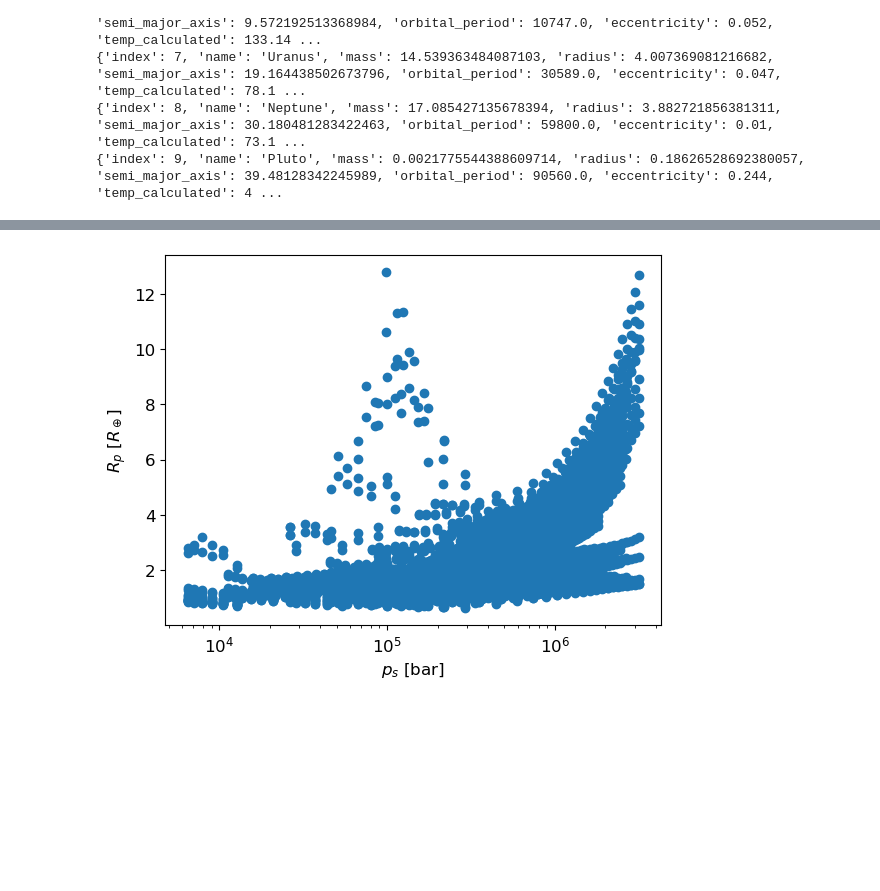
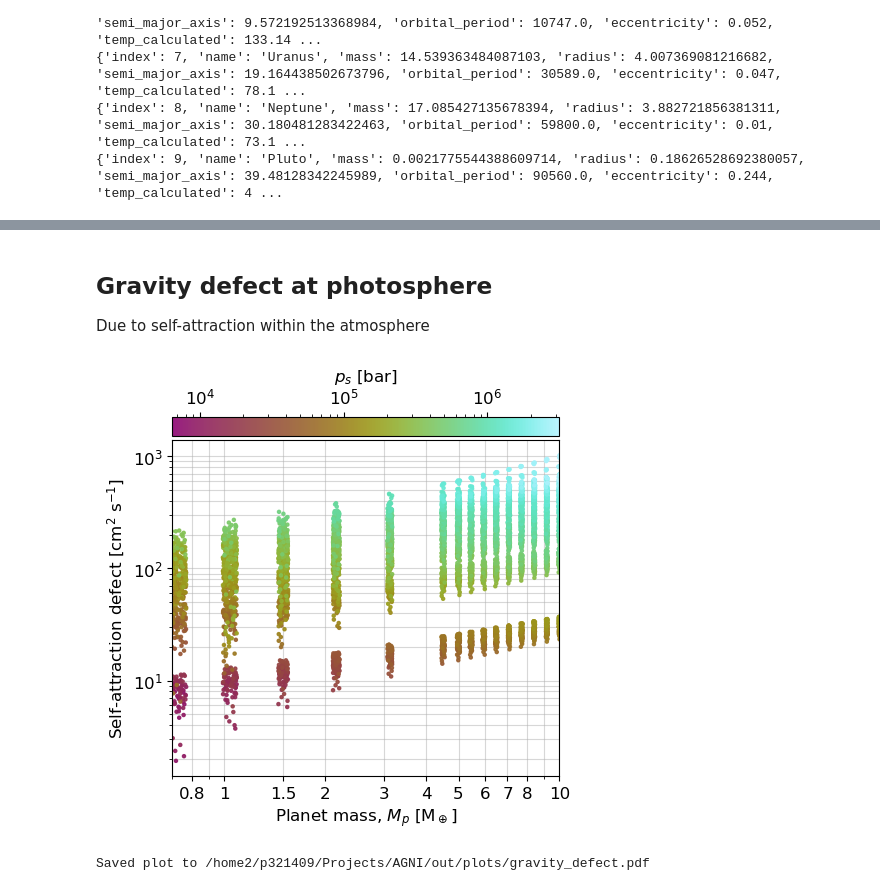
Before and after one commit to nichollsh/AGNI, a Jupyter notebook: misc/utilities/grid_plot.ipynb, the cells around one changed output, grey strips where cells are left out. Saved outputs shown, nothing was run; the diff lists cells and outputs as text; code cells hidden in the pictures; blank space fills up the shorter version.

Commit message:
Plots

```diff
--- a/misc/utilities/grid_plot.ipynb
+++ b/misc/utilities/grid_plot.ipynb
@@ -28,5 +27,15 @@ data_dir = "/home2/p321409/Projects/thesis_pipeline/data/"
 # %matplotlib widget
 # %config InlineBackend.figure_format = 'retina'
+# %%
+# data_dir = "/home/n/nichollsh/thesis_pipeline/data/"
+data_dir = "/home2/p321409/Projects/thesis_pipeline/data/"
+
+output_dir = os.path.abspath("../../out/")
+
+plots_dir = os.path.join(output_dir,"plots")
+if os.path.isdir(plots_dir):
+    os.rmdir(plots_dir)
+os.mkdir(plots_dir)
 # %%
 # Zeng MR curves (key = iron mass fraction)
 zeng = {}
@@ -124,7 +133,7 @@ units = {
     # input vars
     "frac_core"     : [1.0,       False  ,"Core mass fraction"],
     "frac_atm"      : [1.0,       False  ,"Atm. mass fraction"],
-    "mass_tot"      : [1.0,       False  ,r"Total mass [$M_\oplus$]"],
+    "mass_tot"      : [1.0,       True  ,r"Planet mass [$M_\oplus$]"],
     "instellation"  : [1.0,       True   ,r"Instellation [$S_\oplus$]"],
     "metal_C"       : [1.0,       True   ,"C/H mol"],
     "metal_S"       : [1.0,       True   ,"S/H mol"],
@@ -137,7 +146,7 @@ units = {
     "μ_surf"        : [1e3,       False  ,r"$\mu_s$ [g/mol]"],
     "g_surf"        : [1,         False  ,r"$g_s$ [m$^2$/s]"],
 
-    "r_phot"        : [1/R_earth, False  ,r"$R_p$ [$R_\oplus$]"],
+    "r_phot"        : [1/R_earth, True  ,r"$R_p$ [$R_\oplus$]"],
     "μ_phot"        : [1e3,       False  ,r"$\mu_p$ [g/mol]"],
     "t_phot"        : [1,         False  ,r"$T_p$ [K]"],
     "g_phot"        : [1,         False  ,r"$g_p$ [m$^2$/s]"],
@@ -305,3 +315,6 @@ exo_colors = [mpl.colormaps.get_cmap('rainbow')(x) for x in np.linspace(0,1,len(
+# %%
+mass_ticks = [0.8, 1.0, 1.5, 2.0, 3.0, 4.0, 5.0, 6.0, 7, 8.0, 10.0]
+radius_ticks = [0.8, 1.0, 1.2, 1.5, 1.8, 2.0, 2.5, 3.0, 3.5, 4.0, 5.0, 6.0, 7.0]
 # %%
 id = 0
 
@@ -555,20 +611,49 @@ Saved plot to ../../out/mass_radius_3.pdf
+# %% [markdown]
+## Gravity defect at photosphere
+Due to self-attraction within the atmosphere
 # %%
-fig, ax = plt.subplots(1,1)
+fig, ax = plt.subplots(1,1, figsize=(5,5))
 
-xkey = "p_surf"
-ykey = "r_phot"
+xkey = "mass_tot"
+xlbl = "Surface pressure, "+units[xkey][2]
 
-x = data[xkey].iloc[:] * units[xkey][0]
-y = data[ykey].iloc[:] * units[ykey][0]
-ax.scatter(x,y)
+zkey = "p_surf"
 
-ax.set_xlabel(units[xkey][2])
-if units[xkey][1]:
-    ax.set_xscale("log")
-ax.set_ylabel(units[ykey][2])
-if units[ykey][1]:
-    ax.set_yscale("log")
+# successful runs
+df = data[data["succ"] > 0.5]
 
+# surface gravity
+gs = Gconst * df["mass_tot"] * M_earth * (1-df["frac_atm"]) / np.array(df["r_surf"])**2
+
+# expected photosphere gravity
+gp = gs * (df["r_surf"]/df["r_phot"])**2
+
+c = df[zkey].iloc[:] * units[zkey][0]
+x = df[xkey].iloc[:] * units[xkey][0]
+x += (np.random.rand(len(x))-0.5)*0.1
+y = 100*(df["g_phot"].iloc[:] * units["g_phot"][0] - gp)
+sm = ax.scatter(x,y, c=c, s=5, alpha=0.9, zorder=2, cmap=hawaii, rasterized=True, norm='log')
+
+ax.set_xlabel(r"Planet mass, $M_p$ [M$_\oplus$]")
+ax.set_xscale("log")
+ax.xaxis.set_major_formatter(mpl.ticker.FormatStrFormatter("%g"))
+ax.xaxis.set_ticks(mass_ticks)
+ax.set_xlim(0.7, 10)
+
+ax.set_ylabel(r"Self-attraction defect [cm$^2$ s$^{-1}$]")
+ax.set_yscale("log")
+
+cbtk = np.unique(z)
+cb = fig.colorbar(sm, label=units[zkey][2], pad=0.01, location='top')
+
+ax.grid(alpha=0.5, zorder=-2, which='both')
+
+fig.tight_layout()
 plt.show()
+
+fname = os.path.join(plots_dir,"gravity_defect.pdf")
+fig.savefig(fname, dpi=300, bbox_inches='tight')
+print(f"Saved plot to {fname}")
 # %% [output]
-[figure, old version]
+[figure, new version]
+Saved plot to /home2/p321409/Projects/AGNI/out/plots/gravity_defect.pdf
```
Also changed, not shown: parts of 8 cells of this notebook, 1 other file.
